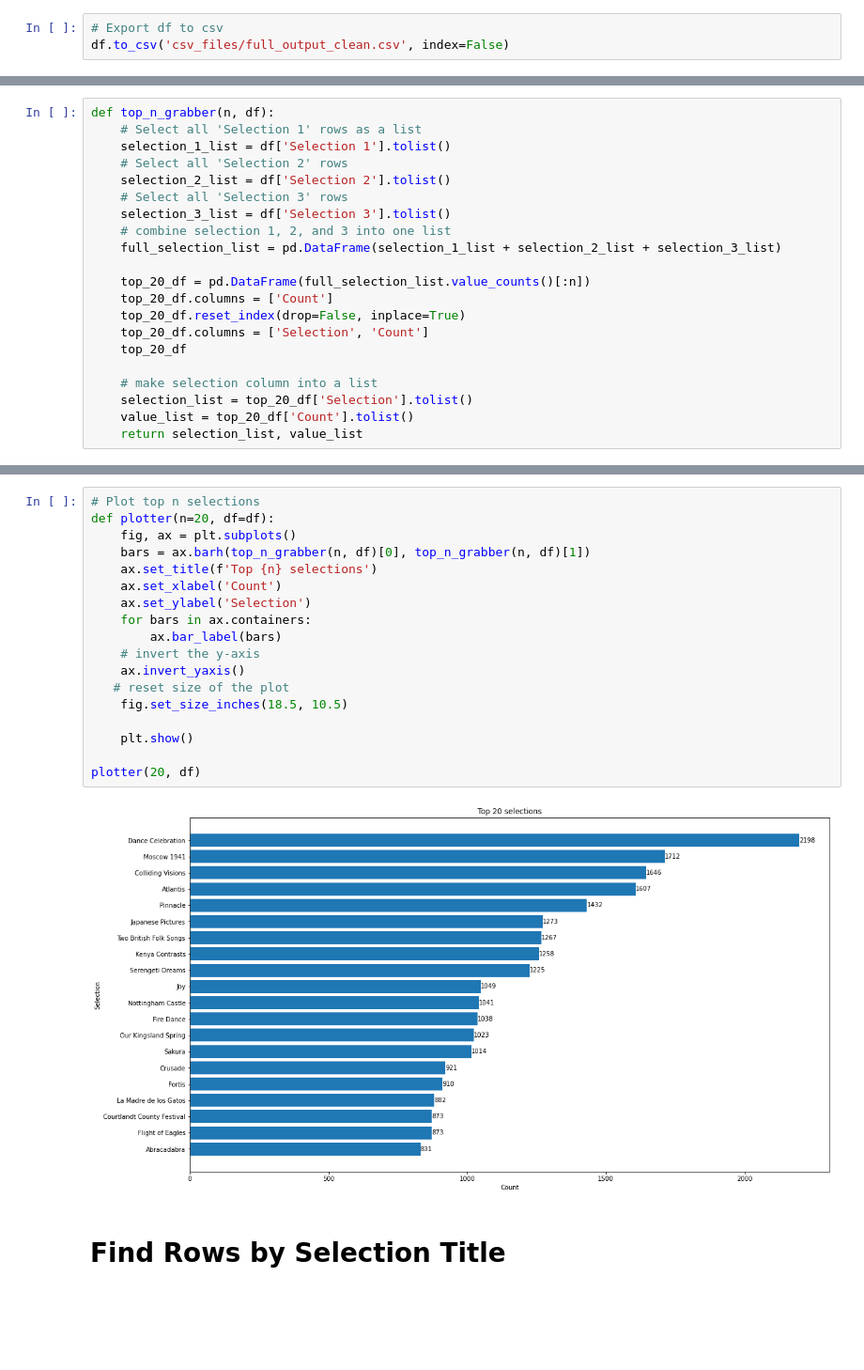
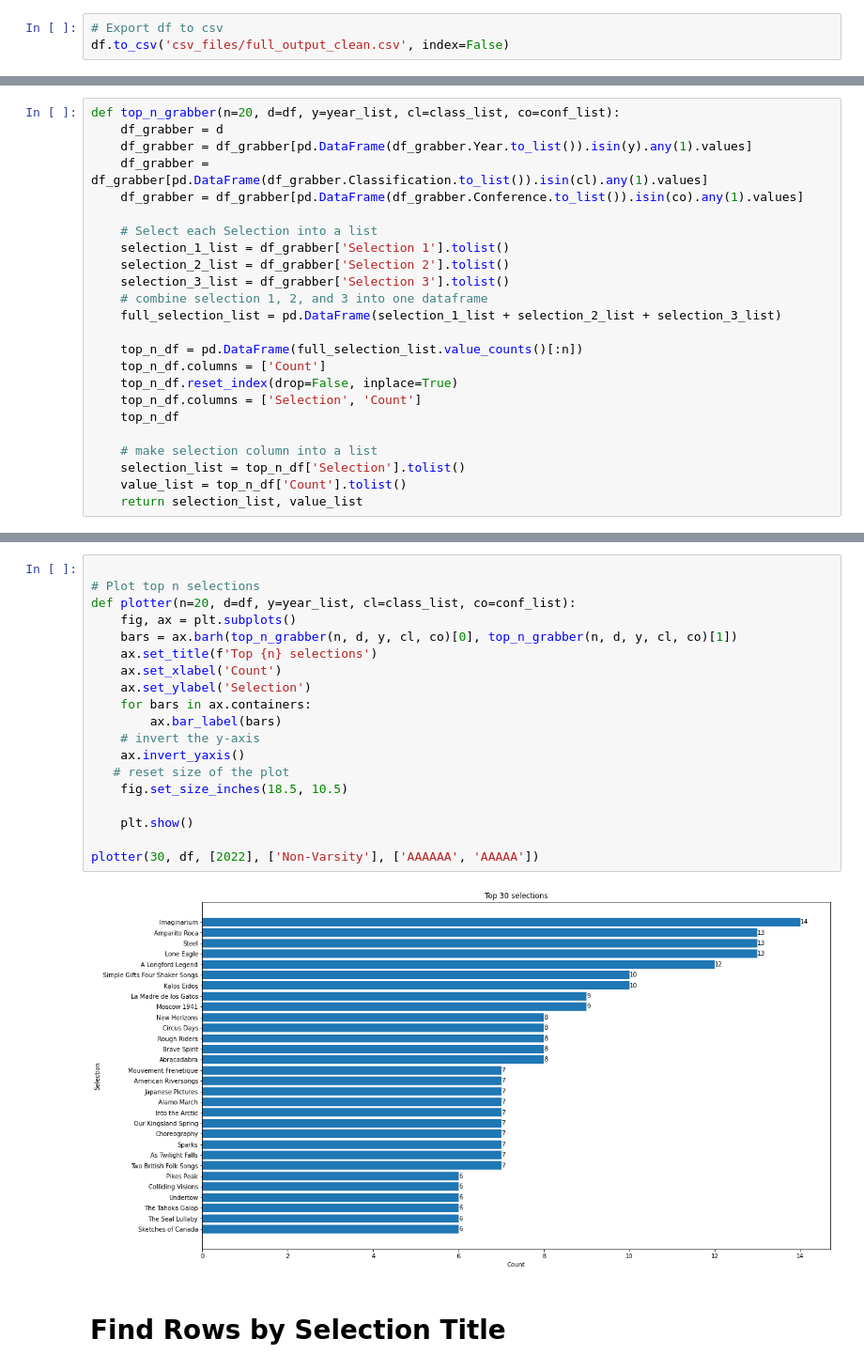
Before and after one commit to macdkw89/uil_results, a Jupyter notebook: data.ipynb, the cells around one changed output, grey strips where cells are left out. Shown: that part at 94% size. Saved outputs shown, nothing was run; the diff lists cells and outputs as text; blank space fills up the shorter version.

```diff
--- a/data.ipynb
+++ b/data.ipynb
@@ -63,21 +101,24 @@ df.to_csv('csv_files/full_output_clean.csv', index=False)
 # %%
-def top_n_grabber(n, df):
-    # Select all 'Selection 1' rows as a list
-    selection_1_list = df['Selection 1'].tolist()
-    # Select all 'Selection 2' rows
-    selection_2_list = df['Selection 2'].tolist()
-    # Select all 'Selection 3' rows
-    selection_3_list = df['Selection 3'].tolist()
-    # combine selection 1, 2, and 3 into one list
+def top_n_grabber(n=20, d=df, y=year_list, cl=class_list, co=conf_list):
+    df_grabber = d
+    df_grabber = df_grabber[pd.DataFrame(df_grabber.Year.to_list()).isin(y).any(1).values]
+    df_grabber = df_grabber[pd.DataFrame(df_grabber.Classification.to_list()).isin(cl).any(1).values]
+    df_grabber = df_grabber[pd.DataFrame(df_grabber.Conference.to_list()).isin(co).any(1).values]
+
+    # Select each Selection into a list
+    selection_1_list = df_grabber['Selection 1'].tolist()
+    selection_2_list = df_grabber['Selection 2'].tolist()
+    selection_3_list = df_grabber['Selection 3'].tolist()
+    # combine selection 1, 2, and 3 into one dataframe
     full_selection_list = pd.DataFrame(selection_1_list + selection_2_list + selection_3_list)
 
-    top_20_df = pd.DataFrame(full_selection_list.value_counts()[:n])
-    top_20_df.columns = ['Count']
-    top_20_df.reset_index(drop=False, inplace=True)
-    top_20_df.columns = ['Selection', 'Count']
-    top_20_df
+    top_n_df = pd.DataFrame(full_selection_list.value_counts()[:n])
+    top_n_df.columns = ['Count']
+    top_n_df.reset_index(drop=False, inplace=True)
+    top_n_df.columns = ['Selection', 'Count']
+    top_n_df
 
     # make selection column into a list
-    selection_list = top_20_df['Selection'].tolist()
-    value_list = top_20_df['Count'].tolist()
+    selection_list = top_n_df['Selection'].tolist()
+    value_list = top_n_df['Count'].tolist()
     return selection_list, value_list
@@ -147,23 +135,24 @@ plt.show()
 # %%
+
 # Plot top n selections
-def plotter(n=20, df=df):
+def plotter(n=20, d=df, y=year_list, cl=class_list, co=conf_list):
     fig, ax = plt.subplots()
-    bars = ax.barh(top_n_grabber(n, df)[0], top_n_grabber(n, df)[1])
+    bars = ax.barh(top_n_grabber(n, d, y, cl, co)[0], top_n_grabber(n, d, y, cl, co)[1])
     ax.set_title(f'Top {n} selections')
     ax.set_xlabel('Count')
     ax.set_ylabel('Selection')
     for bars in ax.containers:
         ax.bar_label(bars)
     # invert the y-axis
     ax.invert_yaxis()
    # reset size of the plot
     fig.set_size_inches(18.5, 10.5)
 
     plt.show()
 
-plotter(20, df)
+plotter(30, df, [2022], ['Non-Varsity'], ['AAAAAA', 'AAAAA'])
 # %% [output]
-[figure, old version]
+[figure, new version]
 # %% [markdown]
 # Find Rows by Selection Title
 # %%
```
Also changed, not shown: parts of 12 cells of this notebook, 2 other files.
